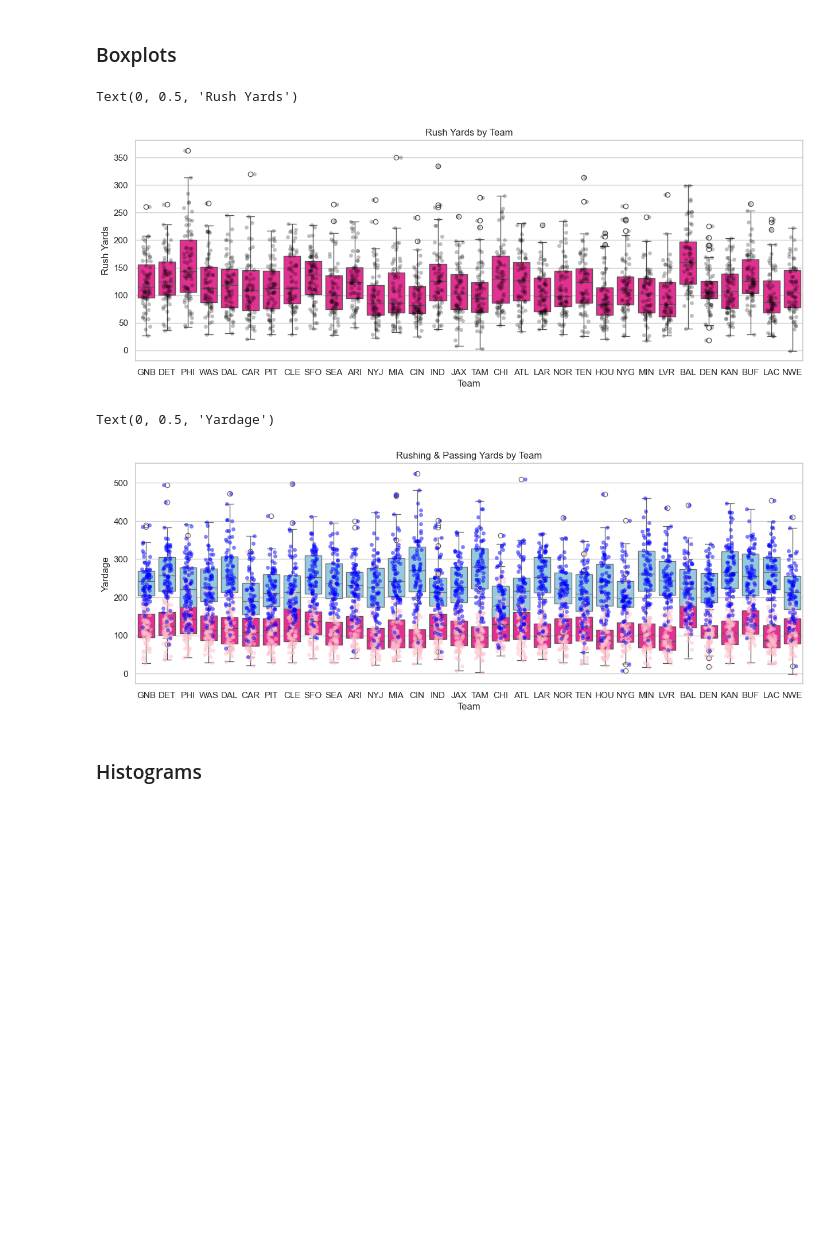
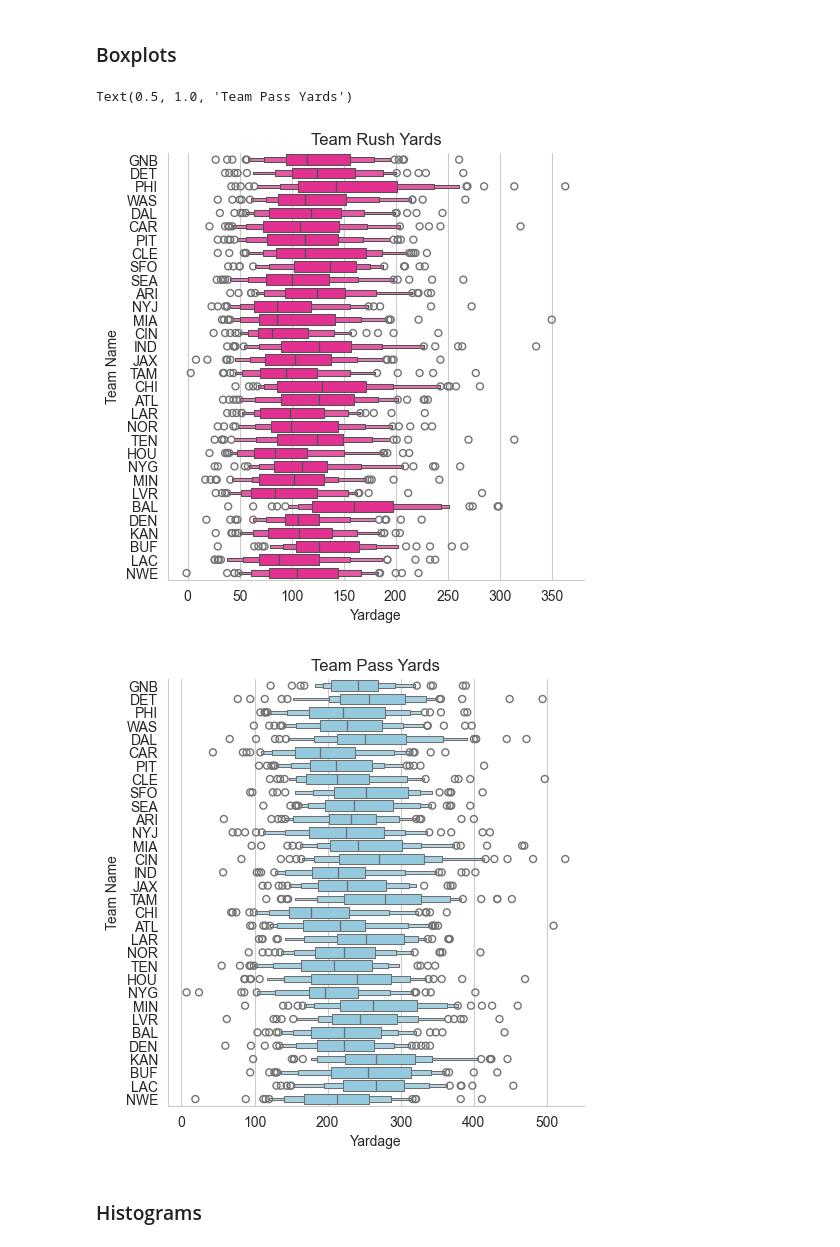
Before and after one commit to CamSmithers/NFL, a Jupyter notebook: Basic Analysis.ipynb, the cells around one changed output. Cells and saved outputs as stored; diff of their text form; code cells hidden in the pictures; blank space fills up the shorter version.

```diff
--- a/Basic Analysis.ipynb
+++ b/Basic Analysis.ipynb
@@ -28,32 +38,22 @@ stats_pass = pd.read_csv('full_passing.csv', index_col=0)
 ## Team Statistics
 # %% [markdown]
 ### Boxplots
-# %%
-# Rushing Yards by Team
-sns.set_theme(rc={'figure.figsize':(15, 5)})
-sns.set_style('whitegrid')
-sns.boxplot(x=stats_team['team_name'], y=stats_team['rushyards'], color='deeppink')
-sns.stripplot(x=stats_team['team_name'], y=stats_team['rushyards'], color='black', jitter=0.2, alpha=0.25)
-plt.title('Rush Yards by Team')
-plt.xlabel('Team')
-plt.ylabel('Rush Yards')
-# %% [output]
-Text(0, 0.5, 'Rush Yards')
-[figure, removed]
 # %%
-# Rushing & Passing Yards by Team
-#sns.set_theme(rc={'figure.figsize':(15, 5)})
+#Rushing & Passing Yards by Team
 sns.set_style('whitegrid')
-sns.boxplot(x=stats_team['team_name'], y=stats_team['rushyards'], color='deeppink')
-sns.stripplot(x=stats_team['team_name'], y=stats_team['rushyards'], color='pink', jitter=0.2, alpha=0.5)
-sns.boxplot(x=stats_team['team_name'], y=stats_team['yards'], color='skyblue')
-sns.stripplot(x=stats_team['team_name'], y=stats_team['yards'], color='blue', jitter=0.2, alpha=0.5)
-plt.title('Rushing & Passing Yards by Team')
-plt.xlabel('Team')
-plt.ylabel('Yardage')
+bx_plot1 = sns.catplot(y=stats_team['team_name'], x=stats_team['rushyards'], color='deeppink', kind='boxen')
+bx_plot1.set_axis_labels('Yardage', 'Team Name')
+bx_plot1.set_titles('Team Rush Yards')
+plt.title('Team Rush Yards')
+
+bx_plot2 = sns.catplot(y=stats_team['team_name'], x=stats_team['yards'], color='skyblue', kind='boxen')
+bx_plot2.set_axis_labels('Yardage', 'Team Name')
+bx_plot2.set_titles('Team Pass Yards')
+plt.title('Team Pass Yards')
 # %% [output]
-Text(0, 0.5, 'Yardage')
+Text(0.5, 1.0, 'Team Pass Yards')
-[figure, old version]
+[figure, new version]
+[figure, added]
 # %% [markdown]
 ### Histograms
 # %%
```
Also changed, not shown: parts of 5 cells of this notebook, 8 other files.
